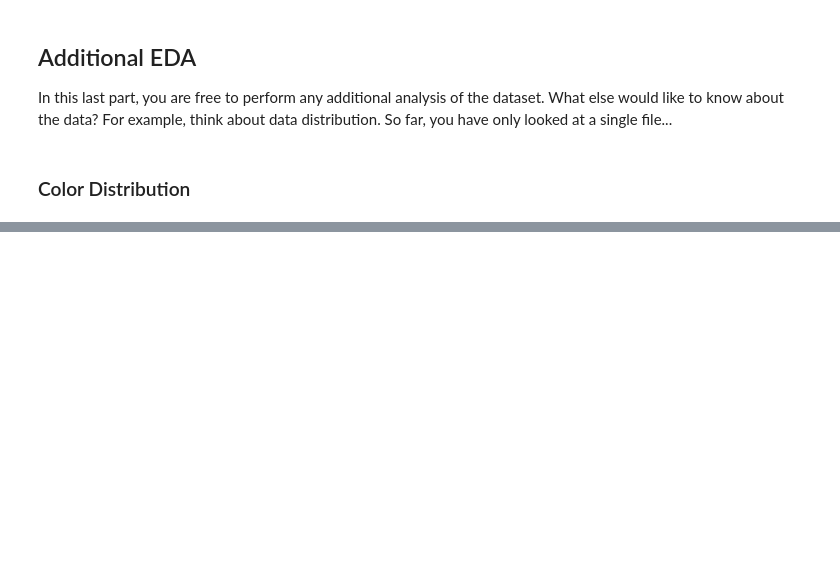
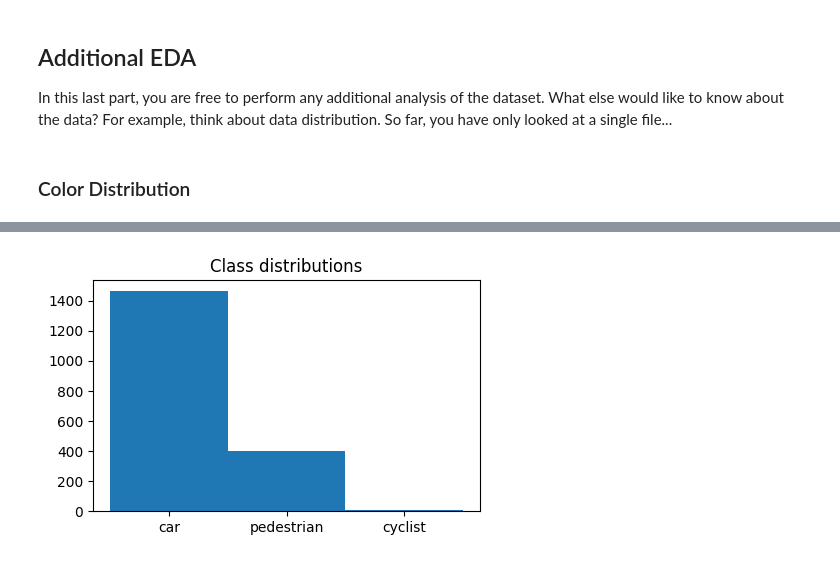
Before and after one commit to aatifjiwani/self-driving-engineer, a Jupyter notebook: object-detection/Exploratory Data Analysis.ipynb, the cells around one changed output, grey strips where cells are left out. Drawn from its saved outputs; the diff is of its cells as text; code cells hidden in the pictures; blank space fills up the shorter version.

```diff
--- a/object-detection/Exploratory Data Analysis.ipynb
+++ b/object-detection/Exploratory Data Analysis.ipynb
@@ -115,0 +140,15 @@ for b in dataset:
+# %%
+classes = []
+for b in dataset.take(86):
+    classes.extend(list(b['groundtruth_classes'].numpy()))
+# %%
+fig, ax = plt.subplots(figsize =(5, 3))
+ax.hist(classes, bins = [1, 2, 3, 4])
+
+# Show plot
+plt.title("Class distributions")
+plt.xticks([1.5, 2.5, 3.5], ["car", "pedestrian", "cyclist"])
+plt.show()
+fig.savefig("exploration_2.png")
+# %% [output]
+[figure, added]
```
Also changed, not shown: parts of 6 cells of this notebook, 12 other files.
